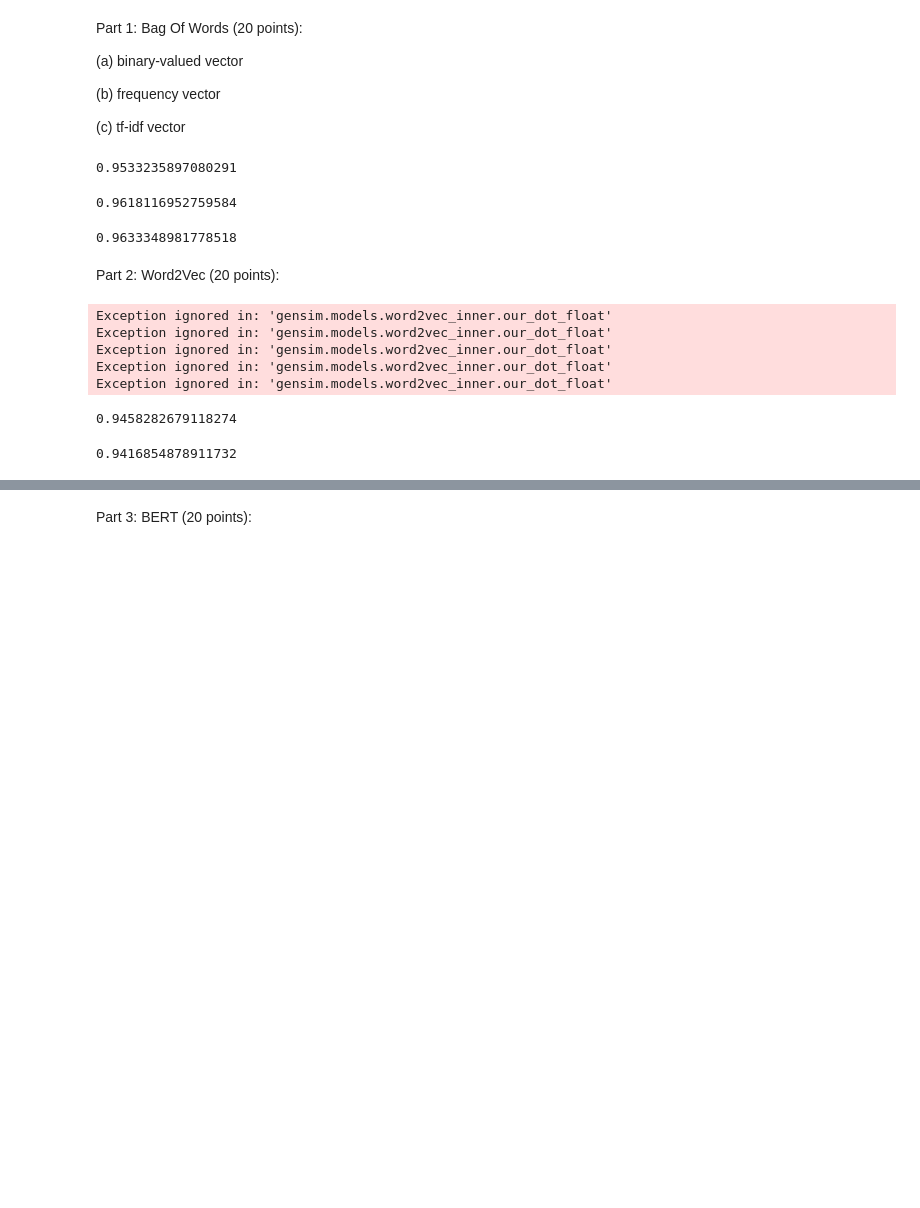
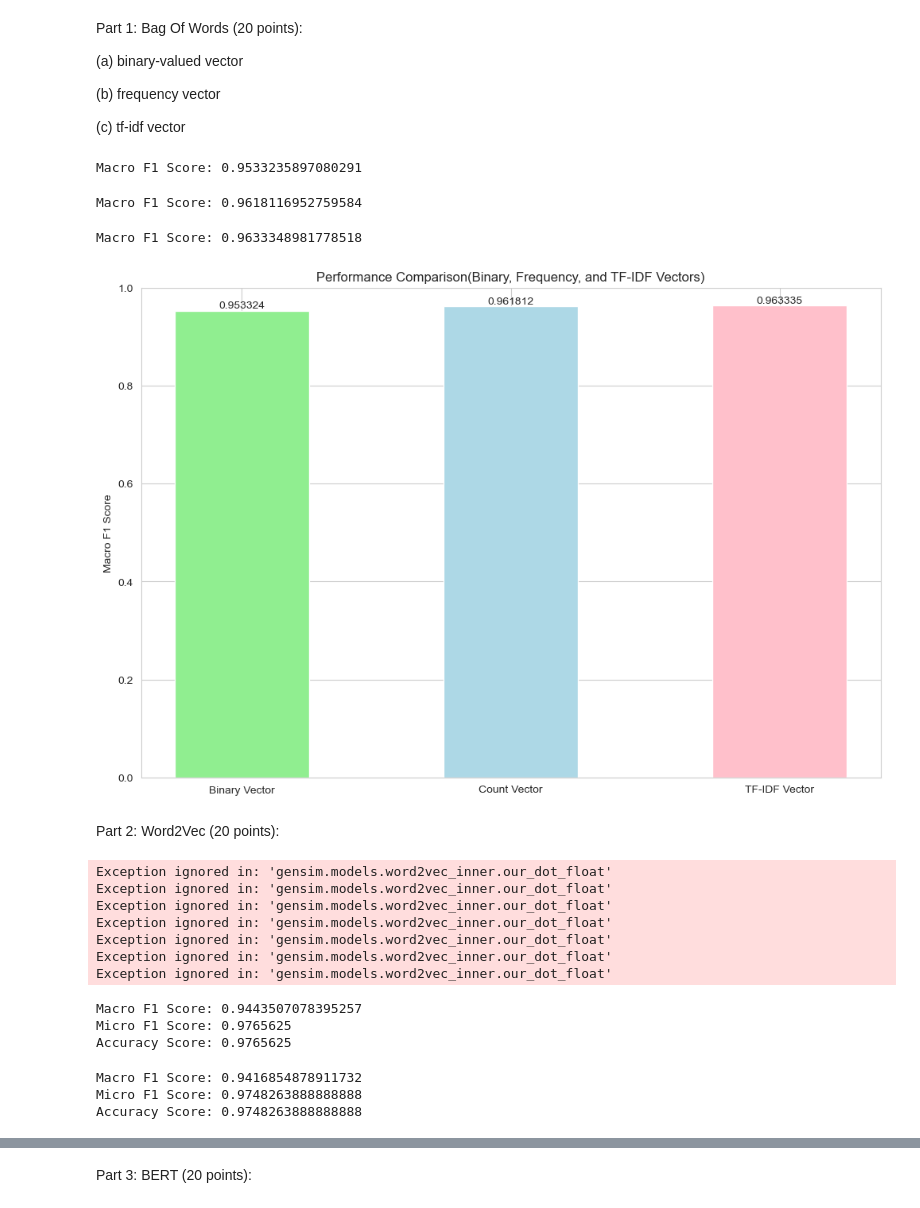
Before and after one commit to Willnguyen02/CS_235_HW3, a Jupyter notebook: Nguyen_William_CS235_HW3.ipynb, the cells around one changed output, grey strips where cells are left out. Cells and saved outputs as stored; diff of their text form; code cells hidden in the pictures; blank space fills up the shorter version.

```diff
--- a/Nguyen_William_CS235_HW3.ipynb
+++ b/Nguyen_William_CS235_HW3.ipynb
@@ -65,11 +65,12 @@ X_test_bvec = binary_vec.transform(X_test)
 # Fit Linear Regression model and generate predictions based on X_val
 lr.fit(X_train_bvec, y_train)
 preds_bvec = lr.predict(X_val_bvec)
+binary_macro_f1 = f1_score(y_val, preds_bvec, average='macro')
 
 # Find macro f1 score (since this is binary classification)
-print(f1_score(y_val, preds_bvec, average='macro'))
+print(f"Macro F1 Score: {binary_macro_f1}")
 # %% [output]
-0.9533235897080291
+Macro F1 Score: 0.9533235897080291
 # %%
 # (b) frequency vector
 # TODO
@@ -87,11 +88,12 @@ X_test_fvec = count_vec.transform(X_test)
 # Fit Linear Regression model and generate predictions based on X_val
 lr.fit(X_train_fvec, y_train)
 preds_fvec = lr.predict(X_val_fvec)
+frequency_macro_f1 = f1_score(y_val, preds_fvec, average='macro')
 
 # Find macro f1 score (since this is binary classification)
-print(f1_score(y_val, preds_fvec, average='macro'))
+print(f"Macro F1 Score: {frequency_macro_f1}")
 # %% [output]
-0.9618116952759584
+Macro F1 Score: 0.9618116952759584
 # %%
 # (c) tf-idf vector
 # TODO
@@ -109,11 +111,31 @@ X_test_tfidf = tfidf_vec.transform(X_test)
 # Fit Linear Regression model and generate predictions based on X_val
 lr.fit(X_train_tfidf, y_train)
 preds_tfidf = lr.predict(X_val_tfidf)
+tfidf_macro_f1 = f1_score(y_val, preds_tfidf, average='macro')
 
 # Find macro f1 score (since this is binary classification)
-print(f1_score(y_val, preds_tfidf, average='macro'))
+print(f"Macro F1 Score: {tfidf_macro_f1}")
 # %% [output]
-0.9633348981778518
+Macro F1 Score: 0.9633348981778518
+# %%
+# Plot performance
+
+scores = [binary_macro_f1, frequency_macro_f1, tfidf_macro_f1]
+methods = ["Binary Vector", "Count Vector", "TF-IDF Vector"]
+
+x = np.arange(len(methods))
+bar_width = 0.5
+
+plt.figure(figsize=(12,8))
+bar_plot = plt.bar(x, scores, width=bar_width, color=["lightgreen", "lightblue", "pink"])
+plt.title("Performance Comparison(Binary, Frequency, and TF-IDF Vectors)")
+plt.xticks(x, methods)
+plt.ylim(0,1)
+plt.ylabel("Macro F1 Score")
+plt.bar_label(bar_plot, label_type="edge")
+plt.show()
+# %% [output]
+[figure, added]
 # %% [markdown]
 Part 2: Word2Vec (20 points):
 # %%
@@ -121,6 +143,7 @@ Part 2: Word2Vec (20 points):
 
 # Word2Vec
 from gensim.models import Word2Vec
+from sklearn.metrics import accuracy_score
 
 # Tokenize sentences (lowercase and split)
 def tokenize(text):
@@ -153,14 +176,25 @@ X_test_vec  = np.vstack([tokens_to_vector(tokens, wv) for tokens in X_test_token
 # Train logistic regression model and calculate f1 score
 lr.fit(X_train_vec, y_train)
 word2vec_pred = lr.predict(X_val_vec)
-print(f1_score(y_val, word2vec_pred, average='macro'))
+
+word2vec_macro_f1 = f1_score(y_val, word2vec_pred, average='macro')
+word2vec_micro_f1 = f1_score(y_val, word2vec_pred, average='micro')
+word2vec_accuracy = accuracy_score(y_val, word2vec_pred)
+
+print(f"Macro F1 Score: {word2vec_macro_f1}")
+print(f"Micro F1 Score: {word2vec_micro_f1}")
+print(f"Accuracy Score: {word2vec_accuracy}")
 # %% [output]
 Exception ignored in: 'gensim.models.word2vec_inner.our_dot_float'
 Exception ignored in: 'gensim.models.word2vec_inner.our_dot_float'
 Exception ignored in: 'gensim.models.word2vec_inner.our_dot_float'
 Exception ignored in: 'gensim.models.word2vec_inner.our_dot_float'
 Exception ignored in: 'gensim.models.word2vec_inner.our_dot_float'
+Exception ignored in: 'gensim.models.word2vec_inner.our_dot_float'
+Exception ignored in: 'gensim.models.word2vec_inner.our_dot_float'
-0.9458282679118274
+Macro F1 Score: 0.9443507078395257
+Micro F1 Score: 0.9765625
+Accuracy Score: 0.9765625
 # %%
 # GloVe
 
@@ -185,6 +219,15 @@ X_test_vec  = np.vstack([to_glove_vector(tokens, glove_model) for tokens in X_te
 #  Train logistic regression model and calculate f1 score
 lr.fit(X_train_vec, y_train)
 glove_pred = lr.predict(X_val_vec)
-print(f1_score(y_val, glove_pred, average='macro'))
+
+glove_macro_f1 = f1_score(y_val, glove_pred, average='macro')
+glove_micro_f1 = f1_score(y_val, glove_pred, average='micro')
+glove_accuracy = accuracy_score(y_val, glove_pred)
+
+print(f"Macro F1 Score: {glove_macro_f1}")
+print(f"Micro F1 Score: {glove_micro_f1}")
+print(f"Accuracy Score: {glove_accuracy}")
 # %% [output]
-0.9416854878911732
+Macro F1 Score: 0.9416854878911732
+Micro F1 Score: 0.9748263888888888
+Accuracy Score: 0.9748263888888888
```
Also changed, not shown: parts of 9 cells of this notebook.
